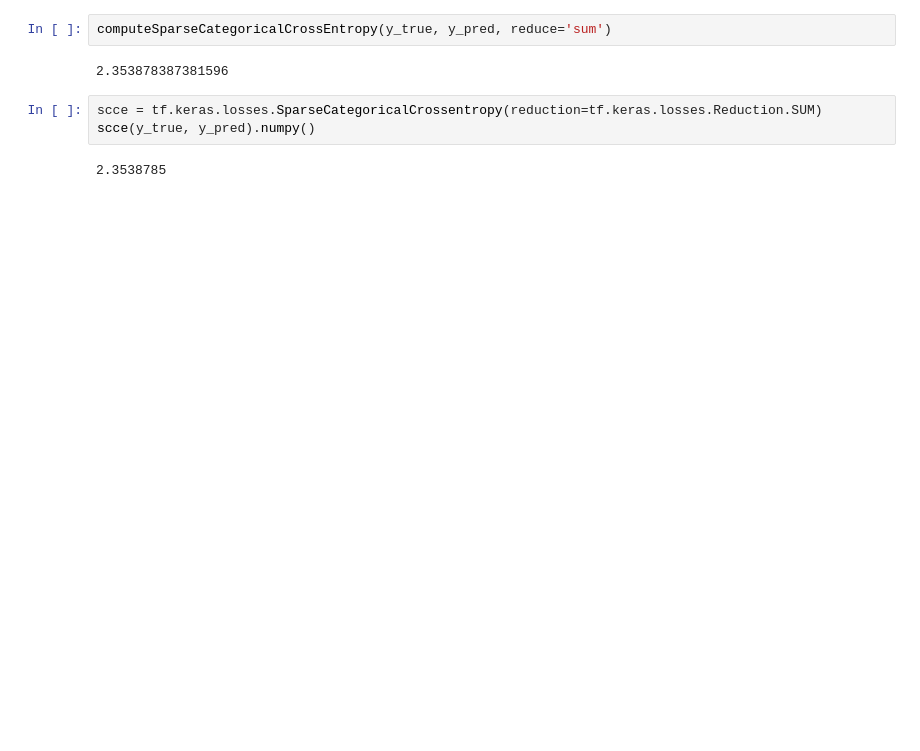
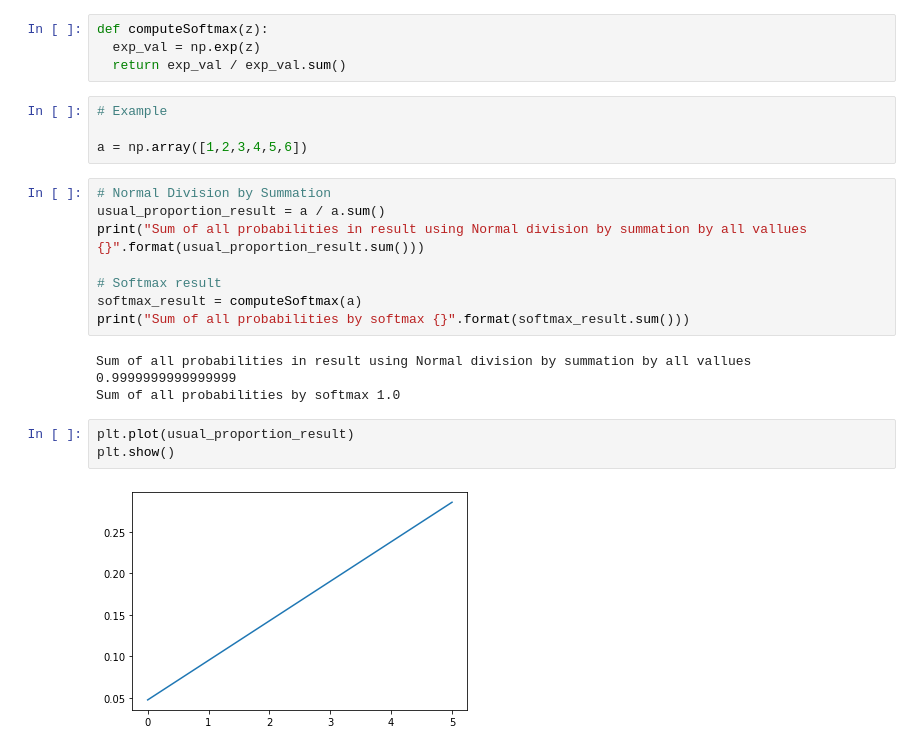
Before and after one commit to Taaniya/loss-functions-in-ML, a Jupyter notebook: Implementing_loss_functions.ipynb, the cells around one changed output. Drawn from its saved outputs; the diff is of its cells as text; blank space fills up the shorter version.

```diff
--- a/Implementing_loss_functions.ipynb
+++ b/Implementing_loss_functions.ipynb
@@ -75,9 +14,24 @@ scce(y_true, y_pred).numpy()
-# %%
-computeSparseCategoricalCrossEntropy(y_true, y_pred, reduce='sum')
-# %% [output]
-2.353878387381596
-# %%
-scce = tf.keras.losses.SparseCategoricalCrossentropy(reduction=tf.keras.losses.Reduction.SUM)
-scce(y_true, y_pred).numpy()
-# %% [output]
-2.3538785
+# %%
+def computeSoftmax(z):
+  exp_val = np.exp(z)
+  return exp_val / exp_val.sum()
+# %%
+# Example
+
+a = np.array([1,2,3,4,5,6])
+# %%
+# Normal Division by Summation
+usual_proportion_result = a / a.sum()
+print("Sum of all probabilities in result using Normal division by summation by all vallues {}".format(usual_proportion_result.sum()))
+
+# Softmax result
+softmax_result = computeSoftmax(a)
+print("Sum of all probabilities by softmax {}".format(softmax_result.sum()))
+# %% [output]
+Sum of all probabilities in result using Normal division by summation by all vallues 0.9999999999999999
+Sum of all probabilities by softmax 1.0
+# %%
+plt.plot(usual_proportion_result)
+plt.show()
+# %% [output]
+[figure, added]
```
Also changed, not shown: parts of 25 cells of this notebook.
